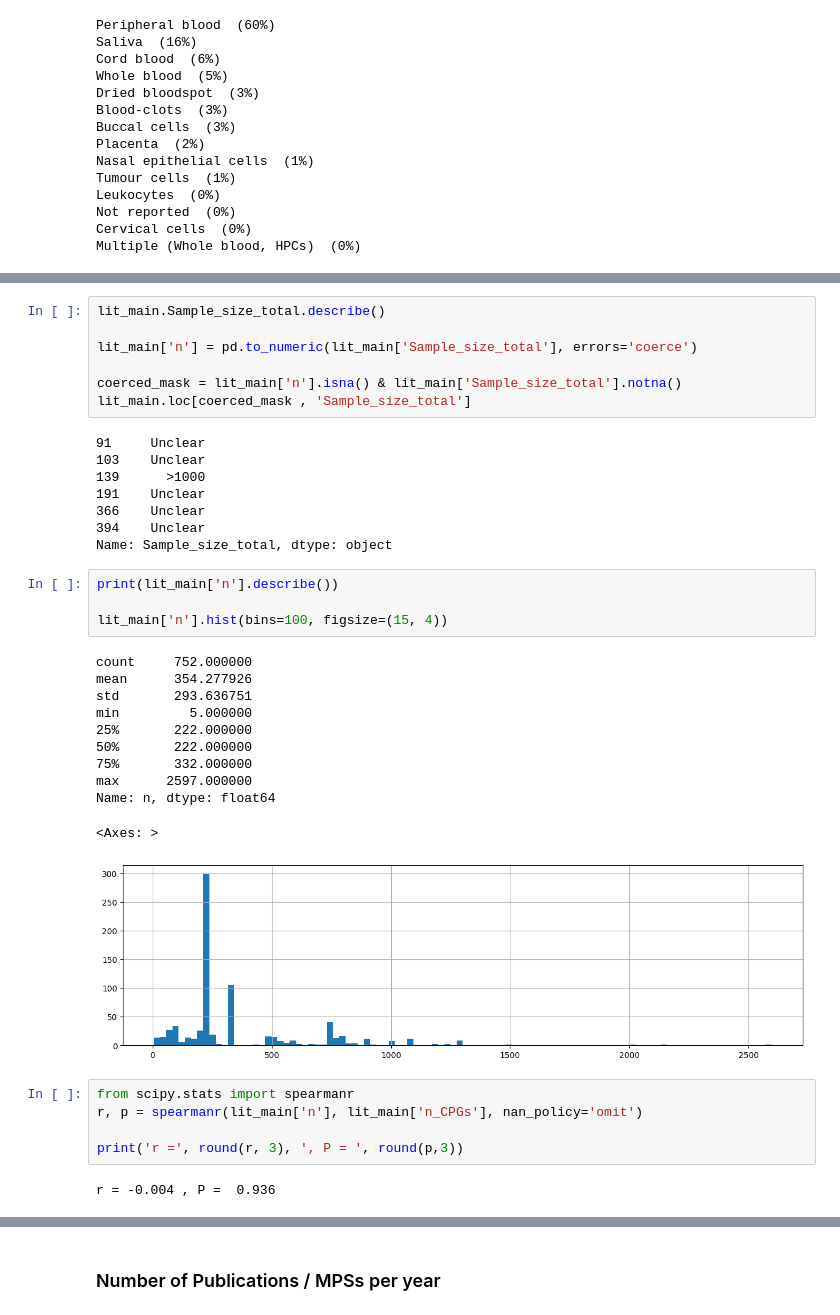
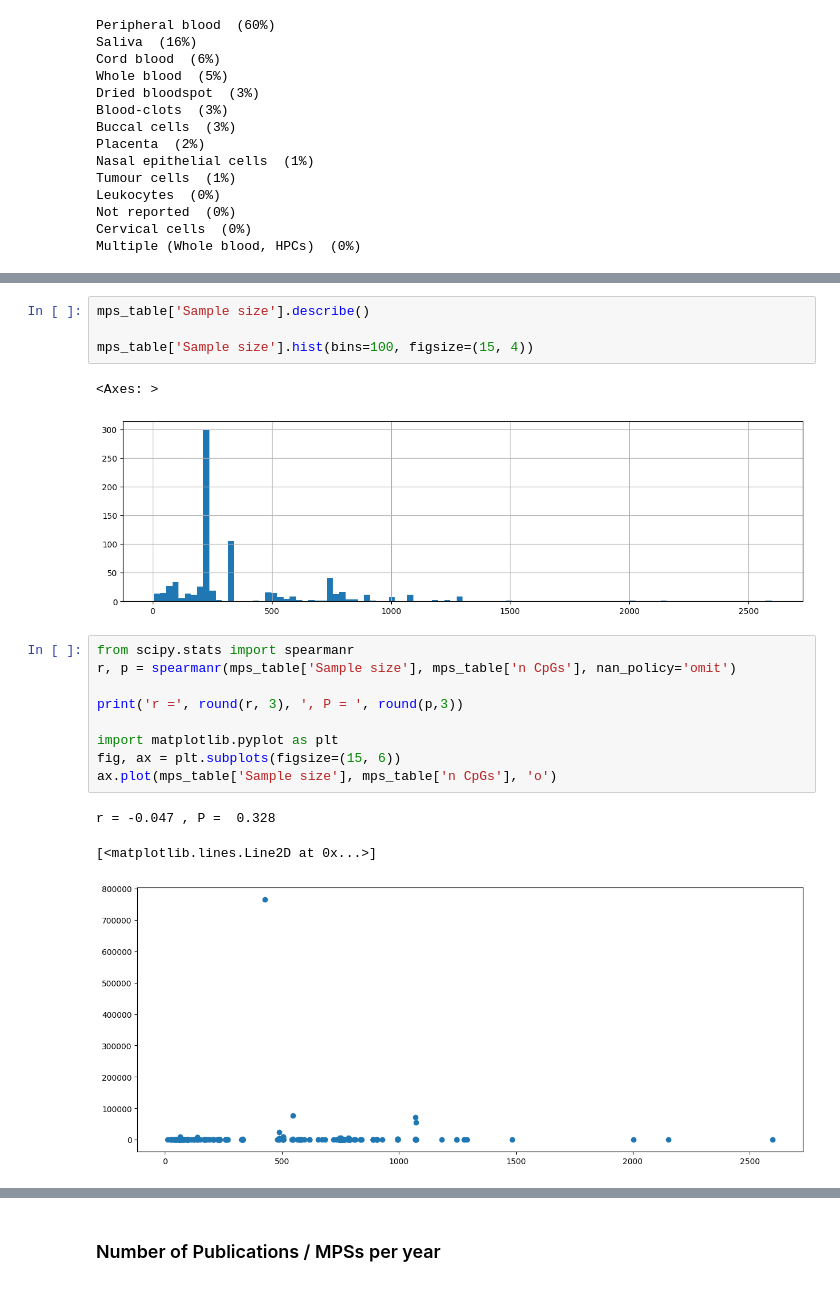
Before and after one commit to inDEPTHlab/DeMetRA-review, a Jupyter notebook: definitions/data_preprocessing.ipynb, the cells around one changed output, grey strips where cells are left out. Drawn from its saved outputs; the diff is of its cells as text.

```diff
--- a/definitions/data_preprocessing.ipynb
+++ b/definitions/data_preprocessing.ipynb
@@ -530,38 +696,20 @@ Name: n_CPGs, dtype: float64
 # %%
-lit_main.Sample_size_total.describe()
+mps_table['Sample size'].describe()
 
-lit_main['n'] = pd.to_numeric(lit_main['Sample_size_total'], errors='coerce')
-
-coerced_mask = lit_main['n'].isna() & lit_main['Sample_size_total'].notna()
-lit_main.loc[coerced_mask , 'Sample_size_total']
+mps_table['Sample size'].hist(bins=100, figsize=(15, 4))
 # %% [output]
-91     Unclear
-103    Unclear
-139      >1000
-191    Unclear
-366    Unclear
-394    Unclear
-Name: Sample_size_total, dtype: object
+<Axes: >
+[figure, added]
-# %%
-print(lit_main['n'].describe())
-
-lit_main['n'].hist(bins=100, figsize=(15, 4))
-# %% [output]
-count     752.000000
-mean      354.277926
-std       293.636751
-min         5.000000
-25%       222.000000
-50%       222.000000
-75%       332.000000
-max      2597.000000
-Name: n, dtype: float64
-<Axes: >
-[figure, removed]
 # %%
 from scipy.stats import spearmanr
-r, p = spearmanr(lit_main['n'], lit_main['n_CPGs'], nan_policy='omit')
+r, p = spearmanr(mps_table['Sample size'], mps_table['n CpGs'], nan_policy='omit')
 
 print('r =', round(r, 3), ', P = ', round(p,3))
+
+import matplotlib.pyplot as plt
+fig, ax = plt.subplots(figsize=(15, 6))
+ax.plot(mps_table['Sample size'], mps_table['n CpGs'], 'o')
 # %% [output]
-r = -0.004 , P =  0.936
+r = -0.047 , P =  0.328
+[<matplotlib.lines.Line2D at 0x...>]
+[figure, added]
```
Also changed, not shown: parts of 70 cells of this notebook, 9 other files.
